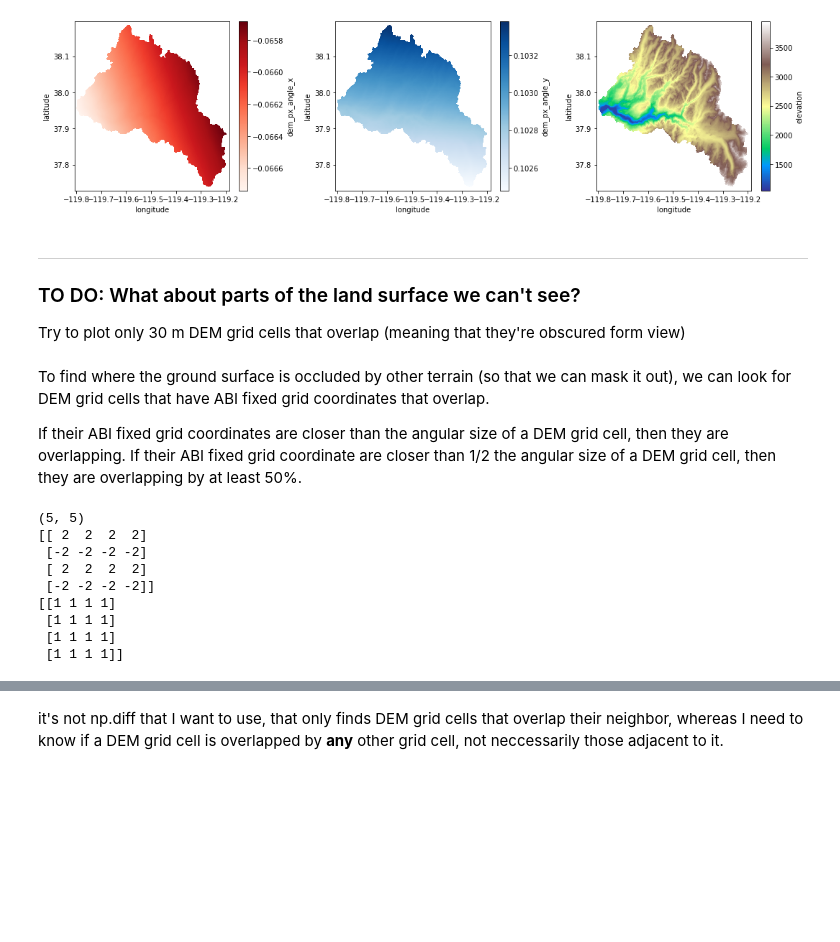
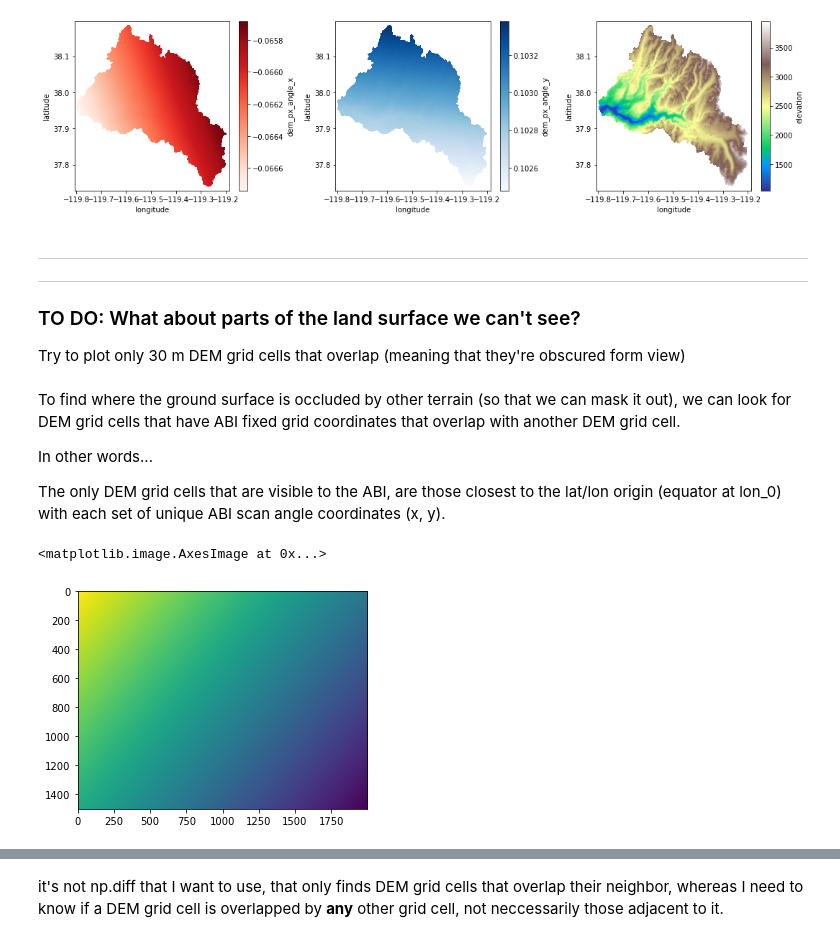
Before and after one commit to spestana/goes-ortho, a Jupyter notebook: goes-make-ortho-map.ipynb, the cells around one changed output, grey strips where cells are left out. Saved outputs shown, nothing was run; the diff lists cells and outputs as text; code cells hidden in the pictures; blank space fills up the shorter version.

```diff
--- a/goes-make-ortho-map.ipynb
+++ b/goes-make-ortho-map.ipynb
@@ -389,26 +423,20 @@ Attributes:
     elevation_info:                       elevation from DEM file
 [figure]
 # %% [markdown]
+***
 ***
 
 ### TO DO: What about parts of the land surface we can't see?
 Try to plot only 30 m DEM grid cells that overlap (meaning that they're obscured form view)
 # %% [markdown]
-To find where the ground surface is occluded by other terrain (so that we can mask it out), we can look for DEM grid cells that have ABI fixed grid coordinates that overlap.
+To find where the ground surface is occluded by other terrain (so that we can mask it out), we can look for DEM grid cells that have ABI fixed grid coordinates that overlap with another DEM grid cell.
 
-If their ABI fixed grid coordinates are closer than the angular size of a DEM grid cell, then they are overlapping. If their ABI fixed grid coordinate are closer than 1/2 the angular size of a DEM grid cell, then they are overlapping by at least 50%.
+In other words...
+
+The only DEM grid cells that are visible to the ABI, are those closest to the lat/lon origin (equator at lon_0) with each set of unique ABI scan angle coordinates (x, y).
-# %%
-a = np.array([[0,1,2,3,4],[2,3,4,5,6],[0,1,2,3,4],[2,3,4,5,6],[0,1,2,3,4]])
-print(a.shape)
-print(np.diff(a,n=1,axis=0)[:,:-1])
-print(np.diff(a,n=1,axis=1)[:-1,:])
-# %% [output]
-(5, 5)
-[[ 2  2  2  2]
- [-2 -2 -2 -2]
- [ 2  2  2  2]
- [-2 -2 -2 -2]]
-[[1 1 1 1]
- [1 1 1 1]
- [1 1 1 1]
- [1 1 1 1]]
+# %%
+distance_to_lon0_lat0 = np.sqrt( np.abs(ds.longitude - lon_0)**2 + (ds.latitude - 0)**2 ).T
+plt.imshow(distance_to_lon0_lat0)
+# %% [output]
+<matplotlib.image.AxesImage at 0x...>
+[figure, added]
```
Also changed, not shown: parts of 33 cells of this notebook, 2 other files.
